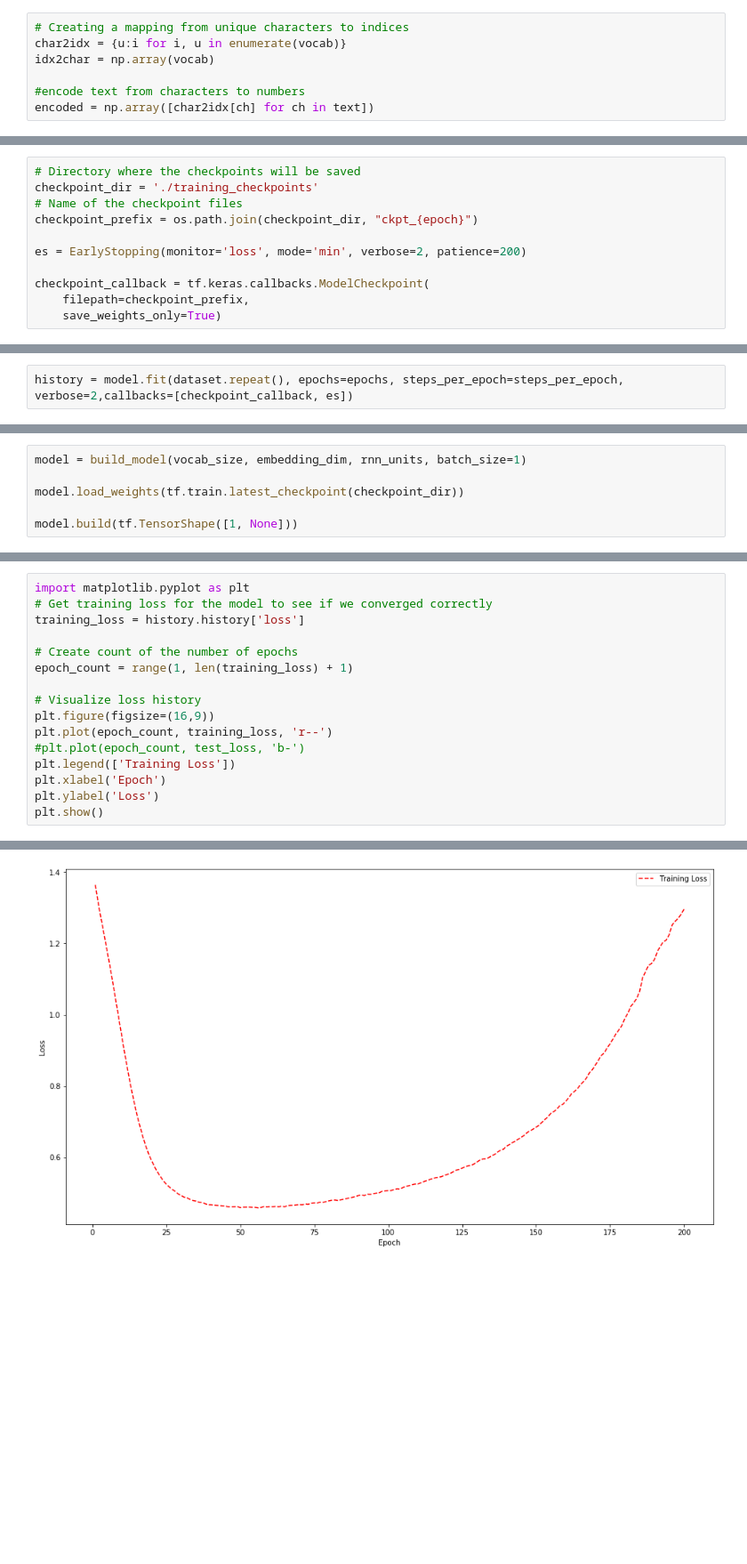
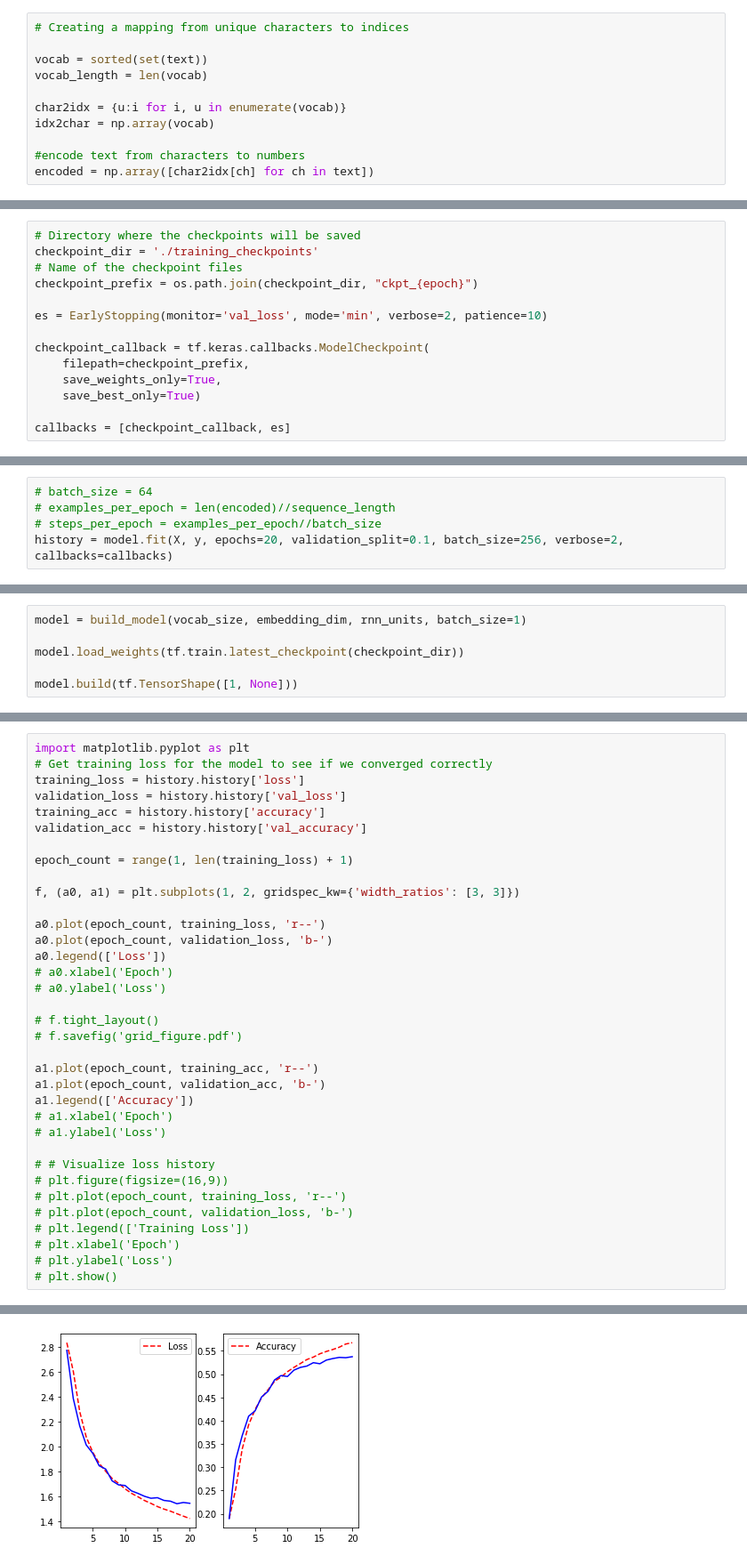
Before and after one commit to LittleRichard/bard-bot, a Jupyter notebook: character_prediction.ipynb, the cells around one changed output, grey strips where cells are left out. Shown at 89% size. Cells and saved outputs as stored; diff of their text form; blank space fills up the shorter version.

Commit message:
add validation data

```diff
--- a/character_prediction.ipynb
+++ b/character_prediction.ipynb
@@ -96,5 +102,9 @@ Amount of words: 399021
 # %%
 # Creating a mapping from unique characters to indices
+
+vocab = sorted(set(text))
+vocab_length = len(vocab)
+
 char2idx = {u:i for i, u in enumerate(vocab)}
 idx2char = np.array(vocab)
 
@@ -272,8 +272,11 @@ checkpoint_dir = './training_checkpoints'
 # Name of the checkpoint files
 checkpoint_prefix = os.path.join(checkpoint_dir, "ckpt_{epoch}")
 
-es = EarlyStopping(monitor='loss', mode='min', verbose=2, patience=200)
+es = EarlyStopping(monitor='val_loss', mode='min', verbose=2, patience=10)
 
 checkpoint_callback = tf.keras.callbacks.ModelCheckpoint(
     filepath=checkpoint_prefix,
-    save_weights_only=True)
+    save_weights_only=True,
+    save_best_only=True)
+
+callbacks = [checkpoint_callback, es]
@@ -282,2 +282,0 @@ epochs = 200
-# %%
-history = model.fit(dataset.repeat(), epochs=epochs, steps_per_epoch=steps_per_epoch, verbose=2,callbacks=[checkpoint_callback, es])
@@ -301,0 +283,5 @@ Epoch 200/200
+# %%
+# batch_size = 64
+# examples_per_epoch = len(encoded)//sequence_length
+# steps_per_epoch = examples_per_epoch//batch_size
+history = model.fit(X, y, epochs=20, validation_split=0.1, batch_size=256, verbose=2, callbacks=callbacks)
@@ -355,16 +325,35 @@ dict_keys(['loss'])
 import matplotlib.pyplot as plt
 # Get training loss for the model to see if we converged correctly
 training_loss = history.history['loss']
+validation_loss = history.history['val_loss']
+training_acc = history.history['accuracy']
+validation_acc = history.history['val_accuracy']
 
-# Create count of the number of epochs
 epoch_count = range(1, len(training_loss) + 1)
 
-# Visualize loss history
-plt.figure(figsize=(16,9))
-plt.plot(epoch_count, training_loss, 'r--')
-#plt.plot(epoch_count, test_loss, 'b-')
-plt.legend(['Training Loss'])
-plt.xlabel('Epoch')
-plt.ylabel('Loss')
-plt.show()
+f, (a0, a1) = plt.subplots(1, 2, gridspec_kw={'width_ratios': [3, 3]})
+
+a0.plot(epoch_count, training_loss, 'r--')
+a0.plot(epoch_count, validation_loss, 'b-')
+a0.legend(['Loss'])
+# a0.xlabel('Epoch')
+# a0.ylabel('Loss')
+
+# f.tight_layout()
+# f.savefig('grid_figure.pdf')
+
+a1.plot(epoch_count, training_acc, 'r--')
+a1.plot(epoch_count, validation_acc, 'b-')
+a1.legend(['Accuracy'])
+# a1.xlabel('Epoch')
+# a1.ylabel('Loss')
+
+# # Visualize loss history
+# plt.figure(figsize=(16,9))
+# plt.plot(epoch_count, training_loss, 'r--')
+# plt.plot(epoch_count, validation_loss, 'b-')
+# plt.legend(['Training Loss'])
+# plt.xlabel('Epoch')
+# plt.ylabel('Loss')
+# plt.show()
 # %% [output]
@@ -371 +361 @@ plt.show()
-[figure, old version]
+[figure, new version]
```
Also changed, not shown: parts of 29 cells of this notebook.
